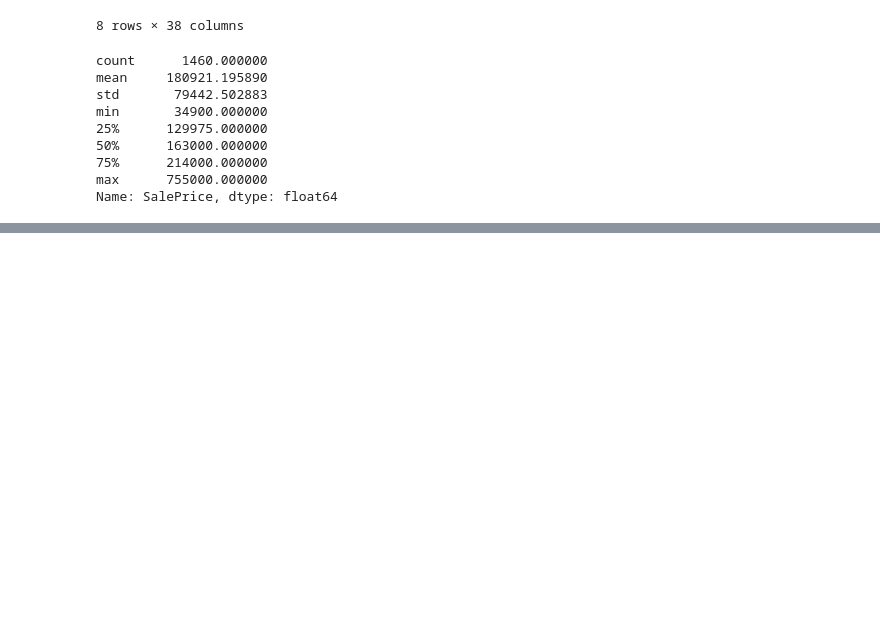
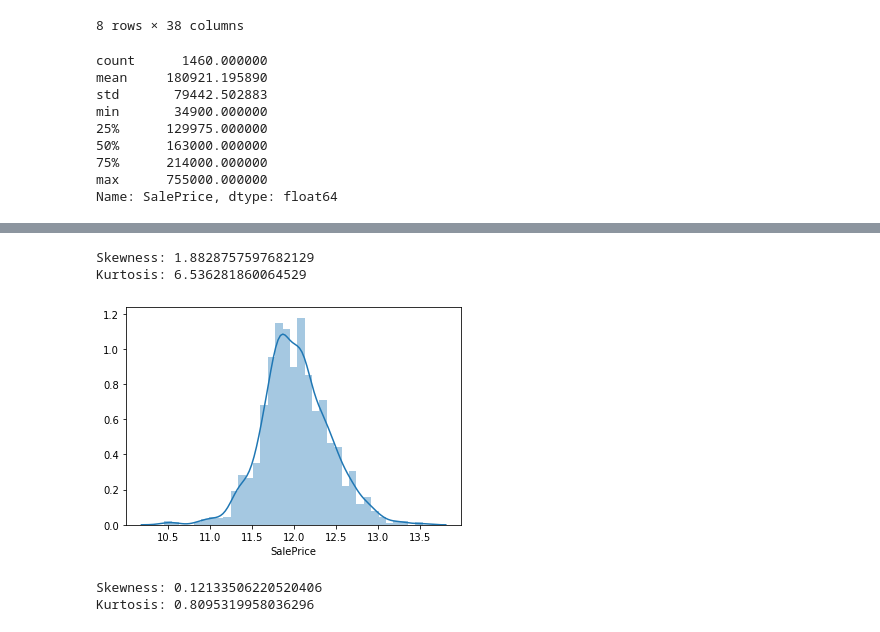
Before and after one commit to volynvlad/jup-notebook, a Jupyter notebook: kaggle/HousePricesAdvancedRegressionTechniques/house_price.ipynb, the cells around one changed output, grey strips where cells are left out. Drawn from its saved outputs; the diff is of its cells as text; code cells hidden in the pictures; blank space fills up the shorter version.

Commit message:
added drop values in HousePrice

```diff
--- a/kaggle/HousePricesAdvancedRegressionTechniques/house_price.ipynb
+++ b/kaggle/HousePricesAdvancedRegressionTechniques/house_price.ipynb
@@ -86,0 +102,14 @@ sns.distplot(train.SalePrice);
+# %%
+print("Skewness: {}\nKurtosis: {}".format(train.SalePrice.skew(), train.SalePrice.kurt()))
+# %% [output]
+Skewness: 1.8828757597682129
+Kurtosis: 6.536281860064529
+# %%
+sns.distplot(np.log(train.SalePrice));
+# %% [output]
+[figure, added]
+# %%
+print("Skewness: {}\nKurtosis: {}".format(np.log(train.SalePrice).skew(), np.log(train.SalePrice).kurt()))
+# %% [output]
+Skewness: 0.12133506220520406
+Kurtosis: 0.8095319958036296
```
Also changed, not shown: parts of 13 cells of this notebook, 1 other file.
